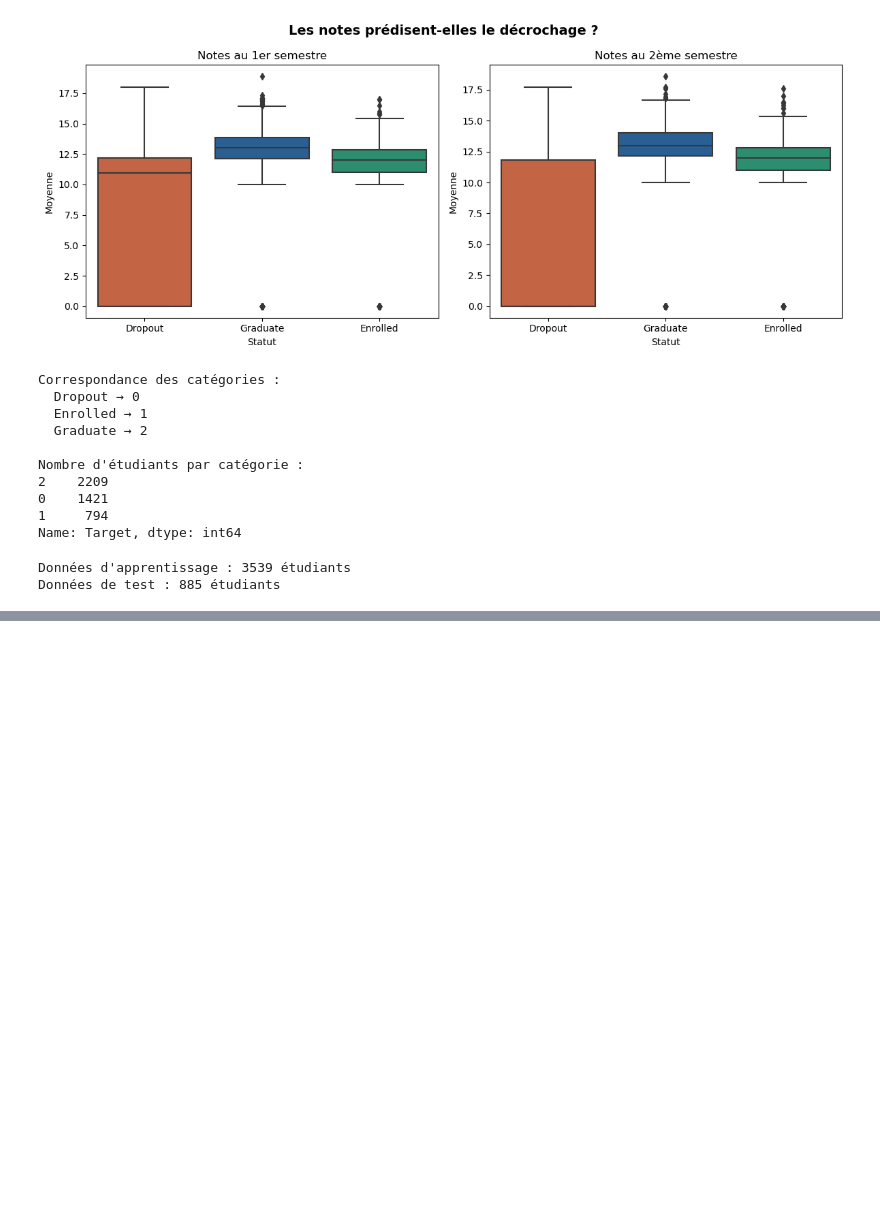
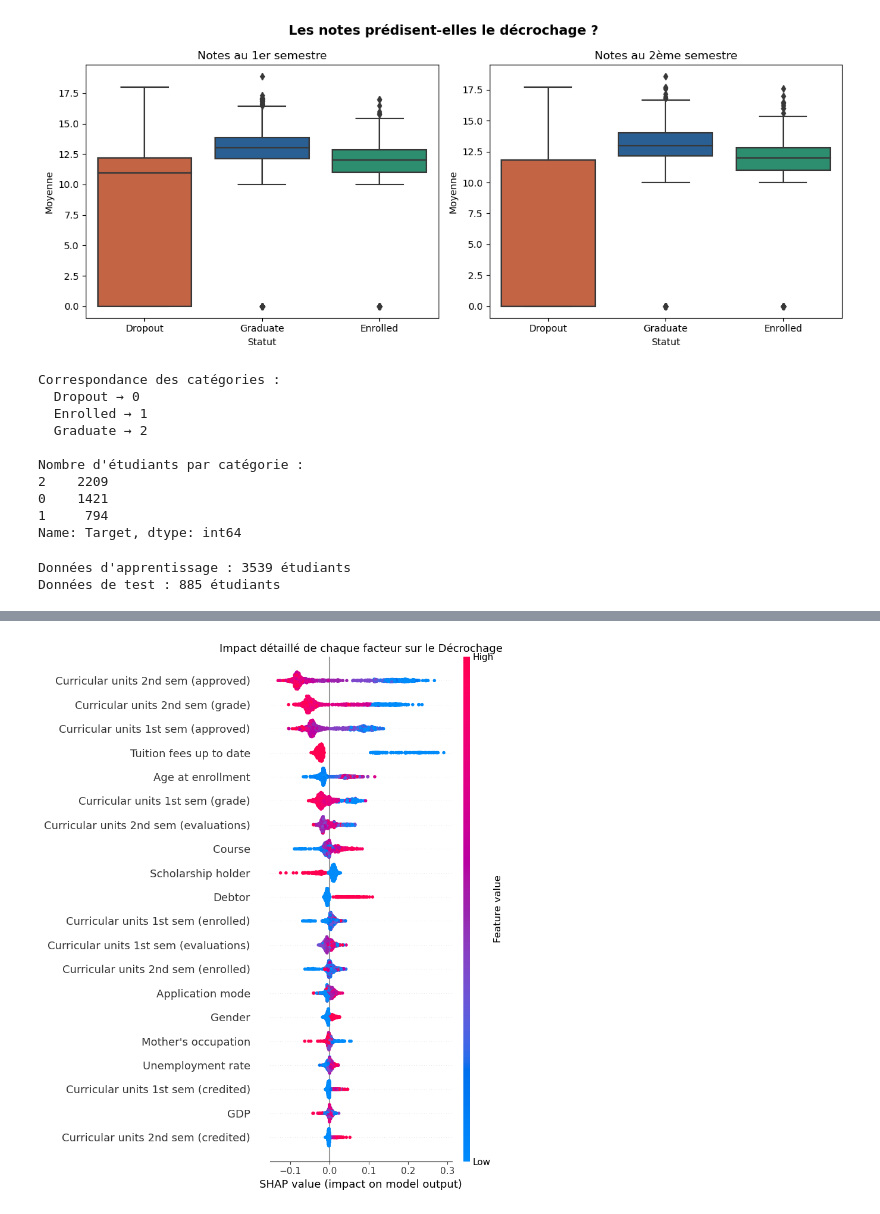
Before and after one commit to lokononvalerie1999-alt/Algoway-Finance-Learning, a Jupyter notebook: 01_EDA.ipynb, the cells around one changed output, grey strips where cells are left out. Drawn from its saved outputs; the diff is of its cells as text; code cells hidden in the pictures; blank space fills up the shorter version.

```diff
--- a/01_EDA.ipynb
+++ b/01_EDA.ipynb
@@ -371,0 +464,15 @@ plt.show()
+# %%
+# Graphique SHAP avec les valeurs détaillées
+plt.figure()
+shap.summary_plot(
+    shap_values[:, :, 0],
+    X_test,
+    show=False
+)
+
+plt.title("Impact détaillé de chaque facteur sur le Décrochage", fontsize=13)
+plt.tight_layout()
+plt.savefig("figures/06_shap_detail.png", bbox_inches="tight")
+plt.show()
+# %% [output]
+[figure, added]
```
Also changed, not shown: parts of 16 cells of this notebook.
